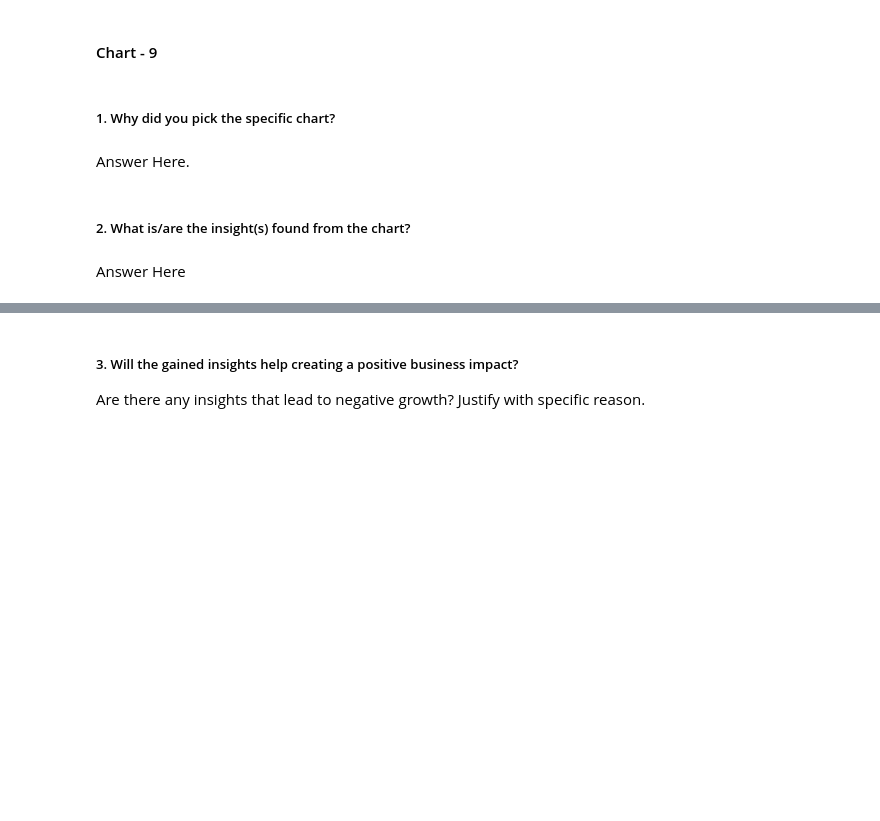
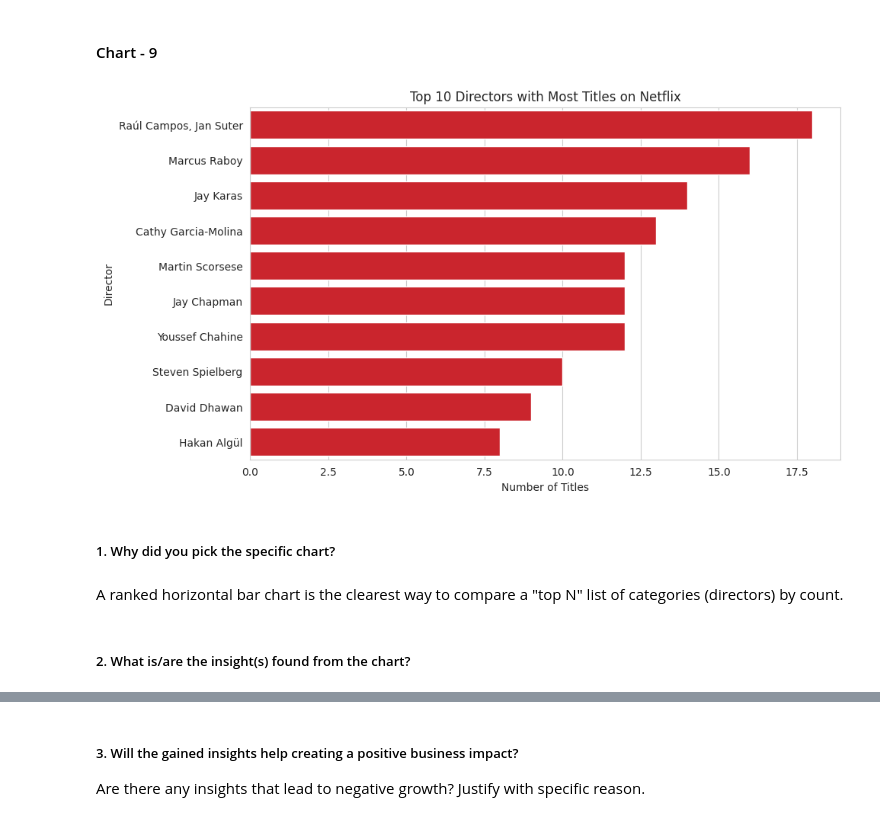
Before and after one commit to krishnajaindev/netflix-analysis, a Jupyter notebook: Netflix Analysis.ipynb, the cells around one changed output, grey strips where cells are left out. Saved outputs shown, nothing was run; the diff lists cells and outputs as text; code cells hidden in the pictures; blank space fills up the shorter version.

Commit message:
completed section 4: Data Vizualization/Charts

```diff
--- a/Netflix Analysis.ipynb
+++ b/Netflix Analysis.ipynb
@@ -556,8 +554,19 @@ This is a **potential negative-growth signal**: a catalog full of single-season
+# %%
+# Chart - 9 visualization code
+
+top_directors = netflix[netflix['director'] != 'Not Specified']['director'].value_counts().head(10)
+
+plt.figure(figsize=(10, 6))
+sns.barplot(x=top_directors.values, y=top_directors.index, color='#E50914')
+plt.title('Top 10 Directors with Most Titles on Netflix')
+plt.xlabel('Number of Titles')
+plt.ylabel('Director')
+plt.show()
+# %% [output]
+[figure, added]
 # %% [markdown]
 ##### 1. Why did you pick the specific chart?
-# %% [markdown]
-Answer Here.
+# %% [markdown]
+A ranked horizontal bar chart is the clearest way to compare a "top N" list of categories (directors) by count.
 # %% [markdown]
 ##### 2. What is/are the insight(s) found from the chart?
-# %% [markdown]
-Answer Here
```
Also changed, not shown: parts of 50 cells of this notebook.
